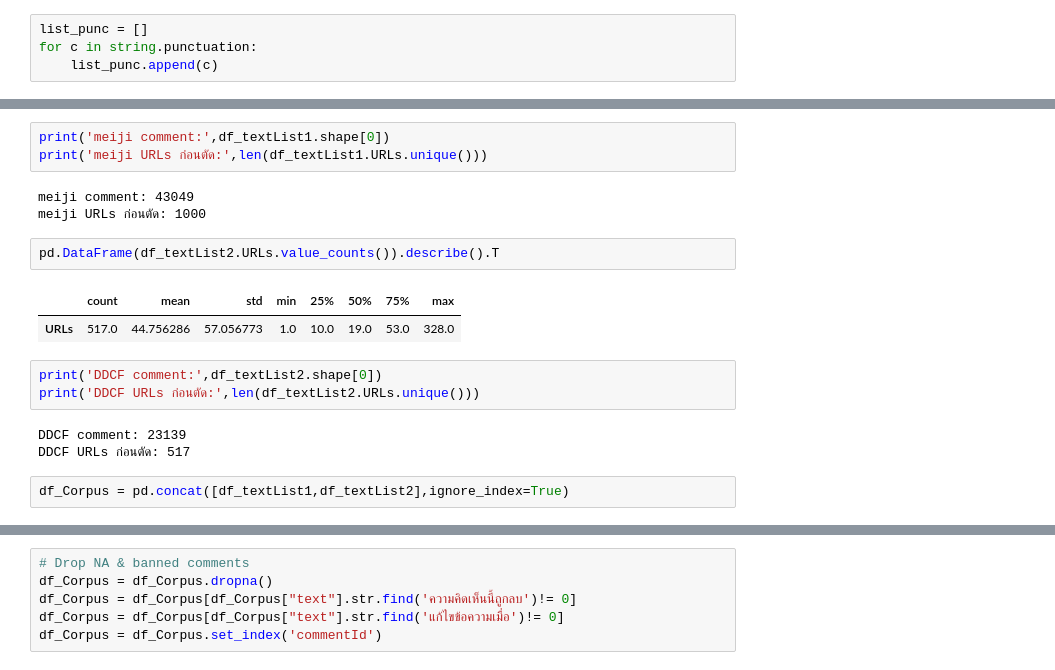
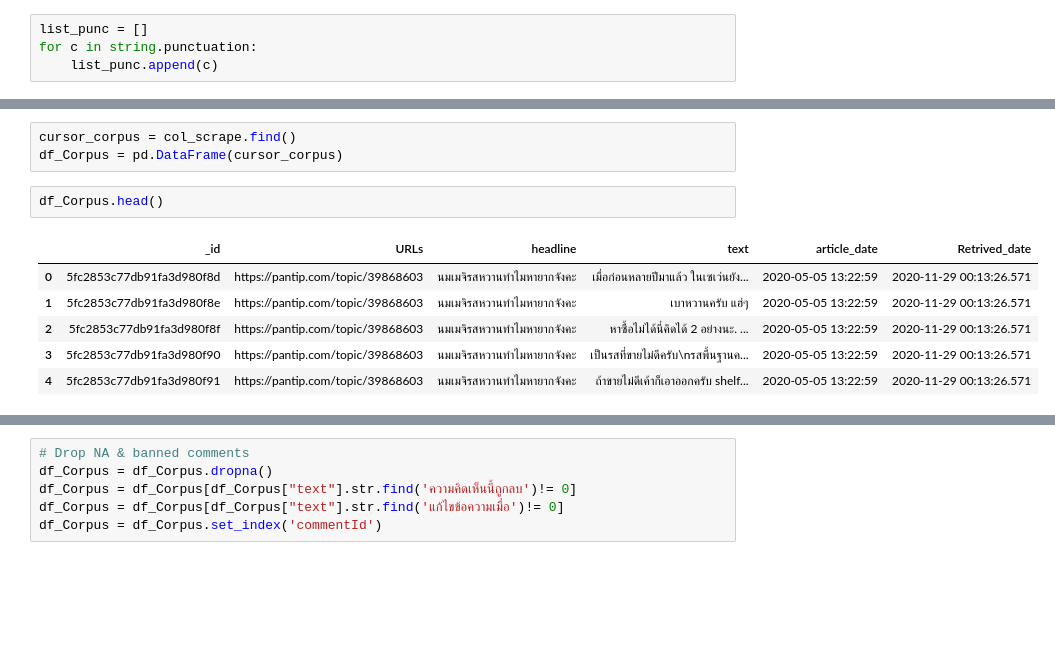
Before and after one commit to pacharapol4066/Product-Position-SNA, a Jupyter notebook: EDA_Token_CoocMat_MongoDB_FineTune1.ipynb, the cells around one changed output, grey strips where cells are left out. Drawn from its saved outputs; the diff is of its cells as text; blank space fills up the shorter version.

```diff
--- a/EDA_Token_CoocMat_MongoDB_FineTune1.ipynb
+++ b/EDA_Token_CoocMat_MongoDB_FineTune1.ipynb
@@ -118,22 +106,15 @@ pd.DataFrame(df_textList1.URLs.value_counts()).describe().T
-# %%
-print('meiji comment:',df_textList1.shape[0])
-print('meiji URLs ก่อนตัด:',len(df_textList1.URLs.unique()))
-# %% [output]
-meiji comment: 43049
-meiji URLs ก่อนตัด: 1000
-# %%
-pd.DataFrame(df_textList2.URLs.value_counts()).describe().T
-# %% [output]
-|  | count | mean | std | min | 25% | 50% | 75% | max |
-| URLs | 517.0 | 44.756286 | 57.056773 | 1.0 | 10.0 | 19.0 | 53.0 | 328.0 |
-# %%
-print('DDCF comment:',df_textList2.shape[0])
-print('DDCF URLs ก่อนตัด:',len(df_textList2.URLs.unique()))
-# %% [output]
-DDCF comment: 23139
-DDCF URLs ก่อนตัด: 517
-# %%
-df_Corpus = pd.concat([df_textList1,df_textList2],ignore_index=True)
+# %%
+cursor_corpus = col_scrape.find()
+df_Corpus = pd.DataFrame(cursor_corpus)
+# %%
+df_Corpus.head()
+# %% [output]
+|  | _id | URLs | headline | text | article_date | Retrived_date |
+| 0 | 5fc2853c77db91fa3d980f8d | https://pantip.com/topic/39868603 | นมเมจิรสหวานทำไมหายากจังคะ | เมื่อก่อนหลายปีมาแล้ว ในเซเว่นยัง... | 2020-05-05 13:22:59 | 2020-11-29 00:13:26.571 |
+| 1 | 5fc2853c77db91fa3d980f8e | https://pantip.com/topic/39868603 | นมเมจิรสหวานทำไมหายากจังคะ | เบาหวานครับ แฮ่ๆ | 2020-05-05 13:22:59 | 2020-11-29 00:13:26.571 |
+| 2 | 5fc2853c77db91fa3d980f8f | https://pantip.com/topic/39868603 | นมเมจิรสหวานทำไมหายากจังคะ | หาซื้อไม่ได้นี่คิดได้ 2 อย่างนะ. ... | 2020-05-05 13:22:59 | 2020-11-29 00:13:26.571 |
+| 3 | 5fc2853c77db91fa3d980f90 | https://pantip.com/topic/39868603 | นมเมจิรสหวานทำไมหายากจังคะ | เป็นรสที่ขายไม่ดีครับ\nรสพื้นฐานค... | 2020-05-05 13:22:59 | 2020-11-29 00:13:26.571 |
+| 4 | 5fc2853c77db91fa3d980f91 | https://pantip.com/topic/39868603 | นมเมจิรสหวานทำไมหายากจังคะ | ถ้าขายไม่ดีเค้าก็เอาออกครับ shelf... | 2020-05-05 13:22:59 | 2020-11-29 00:13:26.571 |
 # %%
 print('All comment:',df_Corpus.shape[0])
 print('All URLs ก่อนตัด:',len(df_Corpus.URLs.unique()))
```
Also changed, not shown: parts of 37 cells of this notebook, 17 other files.
